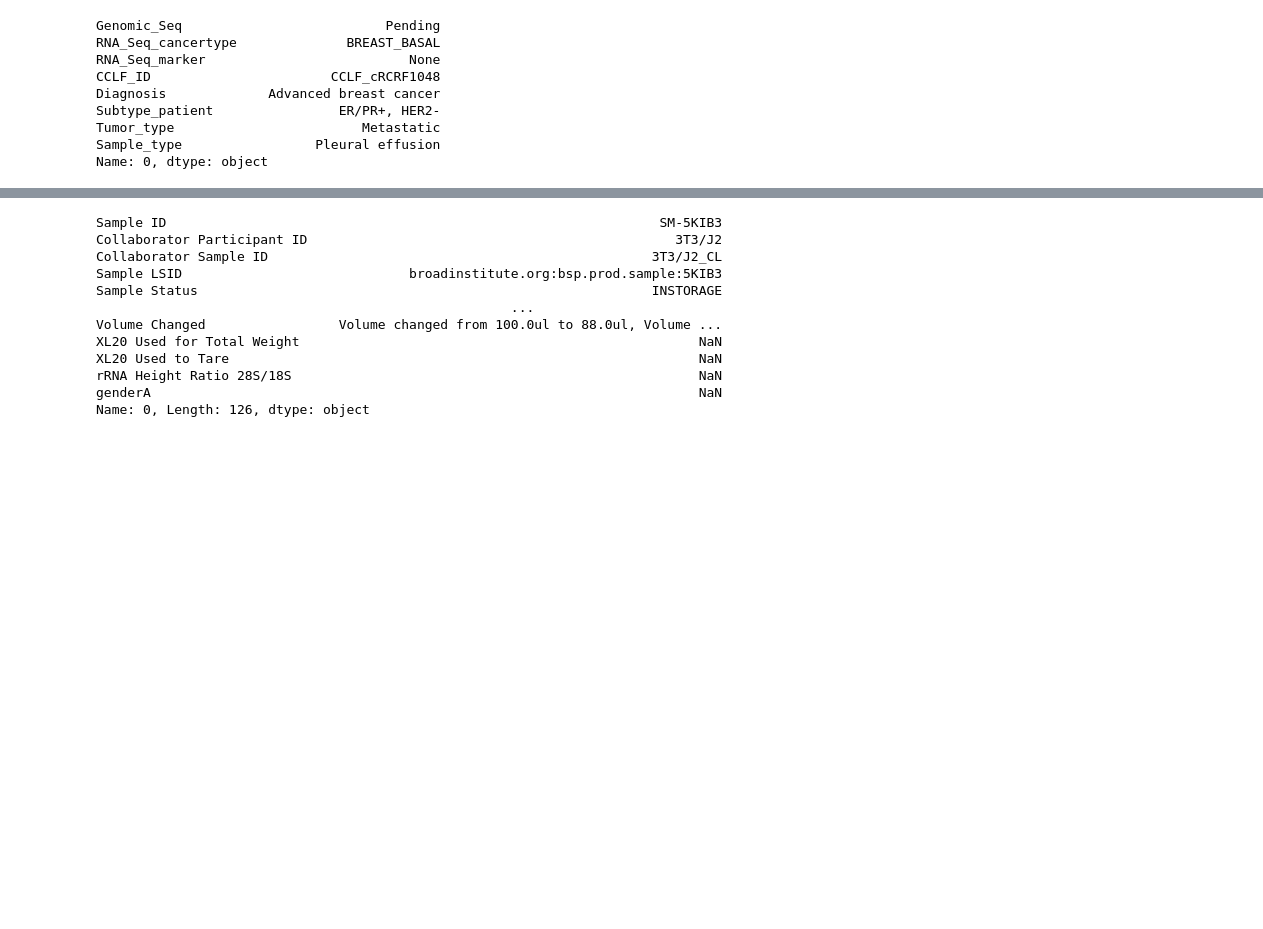
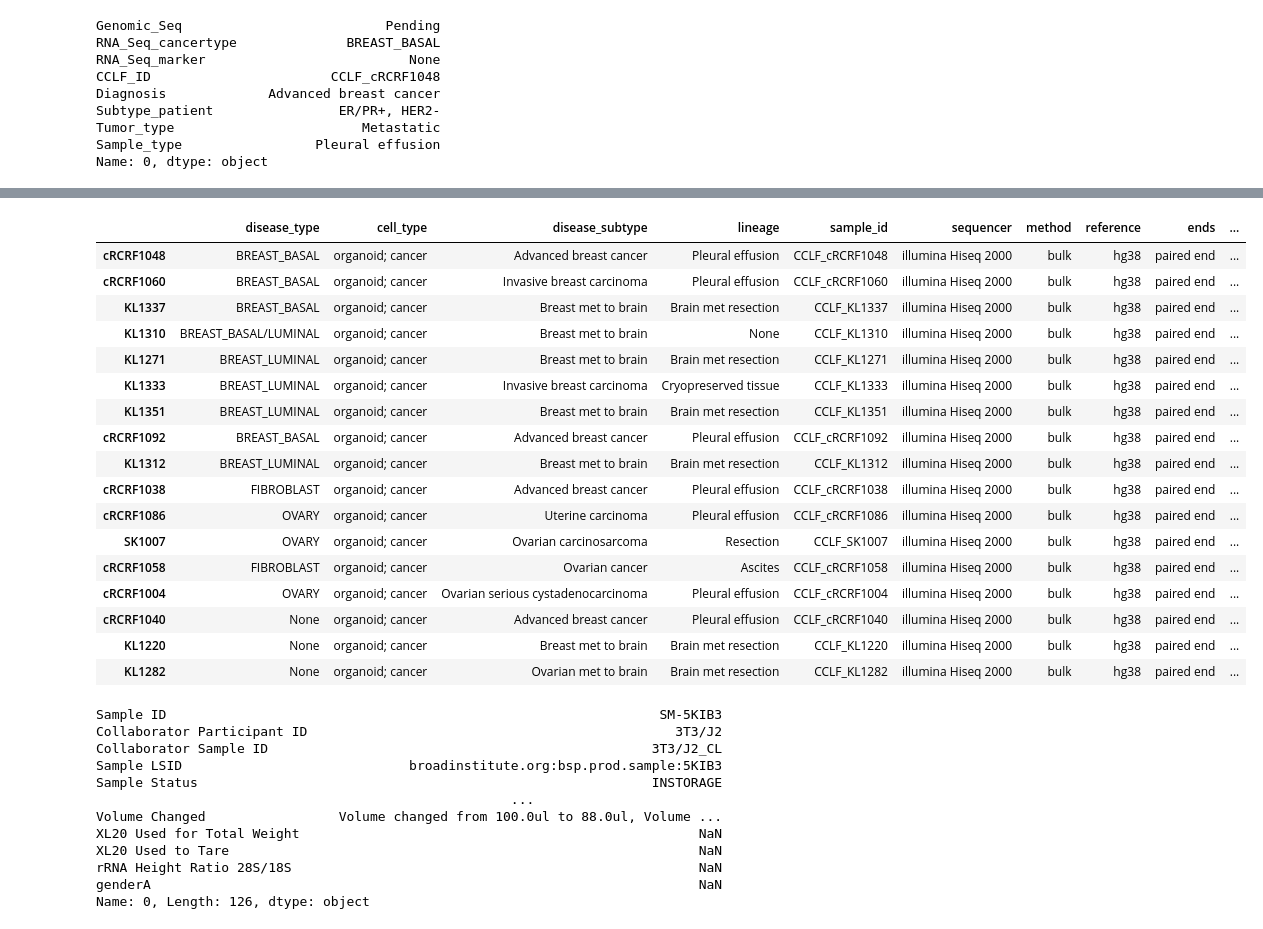
Before and after one commit to broadinstitute/celligner2, a Jupyter notebook: RNA_loading_human.ipynb, the cells around one changed output, grey strips where cells are left out. Drawn from its saved outputs; the diff is of its cells as text; code cells hidden in the pictures; blank space fills up the shorter version.

```diff
--- a/RNA_loading_human.ipynb
+++ b/RNA_loading_human.ipynb
@@ -260,6 +285,9 @@ Name: 0, dtype: object
 # %%
-cclf_orga_info = cclf_orga_info.rename(columns=rename)
+cclf_orga_info = cclf_orga_info.rename(columns={**rename, **{"Sample_type": "collection_site"}})
+print(set(cclf_orga_info.columns)-set(rename.values()))
 cclf_orga_info = cclf_orga_info[set(rename.values()) & set(cclf_orga_info.columns)]
 cclf_orga_rnaseq = tc.get(name='cclf-organoids-c23d', version=1, file='cclf_orga_rnaseq').T # 40,000x24
 cclf_orga_info.index = [i.split("_")[1] for i in cclf_orga_info.sample_id]
 cclf_orga_rnaseq.index = [i.split('_')[0][:-1] for i in cclf_orga_rnaseq.index]
+
+cclf_orga_rnaseq.columns = [i.split('.')[0] for i in cclf_orga_rnaseq.columns]
@@ -270,3 +300,5 @@ cclf_orga_info['cell_type'] = "organoid; cancer"
 cclf_orga_info['reference']= "hg38"
 cclf_orga_info['ends']="paired end"
 cclf_orga_info['dataset'] = "cclf_orga"
+cclf_orga_info['align'] = ""
+cclf_orga_info['counter'] = ""
@@ -296,3 +316,24 @@ len(set(CCLE_expression.columns) - set(cclf_orga_rnaseq.columns)), len(set(CCLE_
+# %%
+cclf_orga_info
+# %% [output]
+|  | disease_type | cell_type | disease_subtype | lineage | sample_id | sequencer | method | reference | ends | ... |
+| cRCRF1048 | BREAST_BASAL | organoid; cancer | Advanced breast cancer | Pleural effusion | CCLF_cRCRF1048 | illumina Hiseq 2000 | bulk | hg38 | paired end | ... |
+| cRCRF1060 | BREAST_BASAL | organoid; cancer | Invasive breast carcinoma | Pleural effusion | CCLF_cRCRF1060 | illumina Hiseq 2000 | bulk | hg38 | paired end | ... |
+| KL1337 | BREAST_BASAL | organoid; cancer | Breast met to brain | Brain met resection | CCLF_KL1337 | illumina Hiseq 2000 | bulk | hg38 | paired end | ... |
+| KL1310 | BREAST_BASAL/LUMINAL | organoid; cancer | Breast met to brain | None | CCLF_KL1310 | illumina Hiseq 2000 | bulk | hg38 | paired end | ... |
+| KL1271 | BREAST_LUMINAL | organoid; cancer | Breast met to brain | Brain met resection | CCLF_KL1271 | illumina Hiseq 2000 | bulk | hg38 | paired end | ... |
+| KL1333 | BREAST_LUMINAL | organoid; cancer | Invasive breast carcinoma | Cryopreserved tissue | CCLF_KL1333 | illumina Hiseq 2000 | bulk | hg38 | paired end | ... |
+| KL1351 | BREAST_LUMINAL | organoid; cancer | Breast met to brain | Brain met resection | CCLF_KL1351 | illumina Hiseq 2000 | bulk | hg38 | paired end | ... |
+| cRCRF1092 | BREAST_BASAL | organoid; cancer | Advanced breast cancer | Pleural effusion | CCLF_cRCRF1092 | illumina Hiseq 2000 | bulk | hg38 | paired end | ... |
+| KL1312 | BREAST_LUMINAL | organoid; cancer | Breast met to brain | Brain met resection | CCLF_KL1312 | illumina Hiseq 2000 | bulk | hg38 | paired end | ... |
+| cRCRF1038 | FIBROBLAST | organoid; cancer | Advanced breast cancer | Pleural effusion | CCLF_cRCRF1038 | illumina Hiseq 2000 | bulk | hg38 | paired end | ... |
+| cRCRF1086 | OVARY | organoid; cancer | Uterine carcinoma | Pleural effusion | CCLF_cRCRF1086 | illumina Hiseq 2000 | bulk | hg38 | paired end | ... |
+| SK1007 | OVARY | organoid; cancer | Ovarian carcinosarcoma | Resection | CCLF_SK1007 | illumina Hiseq 2000 | bulk | hg38 | paired end | ... |
+| cRCRF1058 | FIBROBLAST | organoid; cancer | Ovarian cancer | Ascites | CCLF_cRCRF1058 | illumina Hiseq 2000 | bulk | hg38 | paired end | ... |
+| cRCRF1004 | OVARY | organoid; cancer | Ovarian serious cystadenocarcinoma | Pleural effusion | CCLF_cRCRF1004 | illumina Hiseq 2000 | bulk | hg38 | paired end | ... |
+| cRCRF1040 | None | organoid; cancer | Advanced breast cancer | Pleural effusion | CCLF_cRCRF1040 | illumina Hiseq 2000 | bulk | hg38 | paired end | ... |
+| KL1220 | None | organoid; cancer | Breast met to brain | Brain met resection | CCLF_KL1220 | illumina Hiseq 2000 | bulk | hg38 | paired end | ... |
+| KL1282 | None | organoid; cancer | Ovarian met to brain | Brain met resection | CCLF_KL1282 | illumina Hiseq 2000 | bulk | hg38 | paired end | ... |
 # %%
 #cclf other
 cclfrna = dm.WorkspaceManager("nci-mimoun-bi-org/CCLF_RNA_2_0").get_samples() #40,000x160
```
Also changed, not shown: parts of 159 cells of this notebook.
